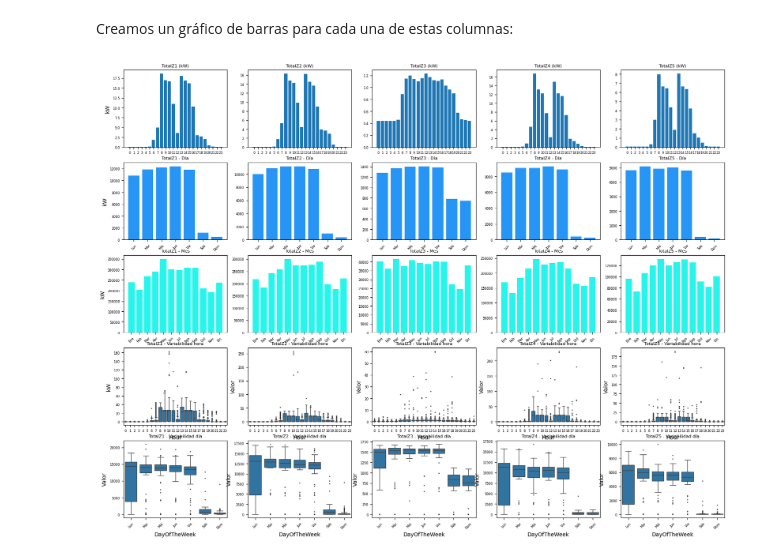
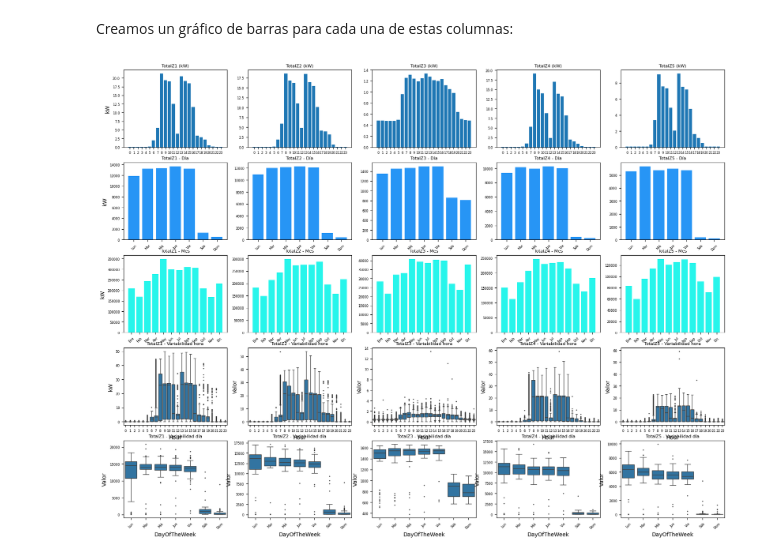
Before and after one commit to SalvatoreMolina/ConsumoChamchury, a Jupyter notebook: NotebookConsumoChomchuri.ipynb, the cells around one changed output. Saved outputs shown, nothing was run; the diff lists cells and outputs as text; code cells hidden in the pictures.

```diff
--- a/NotebookConsumoChomchuri.ipynb
+++ b/NotebookConsumoChomchuri.ipynb
@@ -62,3 +64,6 @@ memory usage: 180.9 MB
+# %%
+df = df[['Date','z1_AC1(kW)','z1_AC2(kW)','z1_AC3(kW)','z1_AC4(kW)','z1_Light(kW)','z1_Plug(kW)','z2_AC1(kW)','z2_Light(kW)','z2_Plug(kW)','z3_Light(kW)','z3_Plug(kW)'
+        ,'z4_AC1(kW)','z4_Light(kW)','z4_Plug(kW)','z5_AC1(kW)','z5_Light(kW)','z5_Plug(kW)']]
 # %% [markdown]
 Vemos que la columna Date la trata como String, si queremos operar con esta necesitamos convertirla a tipo Datetime:
 # %%
@@ -114,10 +127,10 @@ Por otro lado, para las demás columnas lo que vamos a hacer es sustituir por la
 # %%
-df['Hour'] = df['Date'].dt.hour
+# kw_cols = [c for c in df.columns if "kw" in c]
 
-kw_cols = [c for c in df.columns if "kw" in c]
+# for col in kw_cols:
+    # df[col] = df[col].fillna(df.groupby('Hour')[col].transform('mean'))
 
-for col in kw_cols:
-    df[col] = df[col].fillna(df.groupby('Hour')[col].transform('mean'))
+df = df.dropna()
 # %% [markdown]
 Ya que el DataFrame parece que está correcto, vamos a realizar la primera tarea.
 
@@ -153,7 +167,7 @@ selected_cols = df[['TotalZ1','TotalZ2','TotalZ3','TotalZ4','TotalZ5']]
 Creamos un gráfico de barras para cada una de estas columnas:
 # %%
 dias = ["Lun", "Mar", "Mié", "Jue", "Vie", "Sáb", "Dom"] # Para sustituirlo en el gráfico por el indice de los dias (0,1,2..)
-meses = ["Ene", "Feb", "Mar", "Abr", "May", "Jun", "Jul", "Ago", "Sep", "Oct", "Nov", "Dic"]
+meses = ["Ene","Feb","Mar", "Abr", "May", "Jun", "Jul", "Ago", "Sep", "Oct", "Nov", "Dic"]
 
 # Para que salgan agrupadas las tablas
 n_cols = 5
@@ -202,6 +216,7 @@ for i,col in enumerate(selected_cols):
     monthly_sum = df.groupby('YearMonth')[col].sum()
 
     monthly_mean = monthly_sum.groupby(monthly_sum.index.month).mean()
+    monthly_mean = monthly_mean.reindex(range(1, 13))
 
     axes[2, col_pos].bar(range(12), monthly_mean.values, color="#27F5EB")
     axes[2, col_pos].set_title(f"{col} - Mes", fontsize=8)
@@ -223,31 +238,31 @@ for i,col in enumerate(selected_cols):
         fliersize = 1
     )
 
     axes[3, col_pos].set_title(f"{col} - Variabilidad hora", fontsize=8)
     axes[3, col_pos].set_xticks(range(0, 24))
     axes[3, col_pos].tick_params(axis='both', labelsize=6)
 
     if i == 0:
         axes[3, col_pos].set_ylabel('kW')
 
     # Variabilidad para día de la semana
 
     daily_sum_var = df.groupby('DateOnly')[col].sum().dropna().to_frame(name='Valor')
     daily_sum_var['DayOfTheWeek'] = pd.to_datetime(daily_sum_var.index).dayofweek
 
     sns.boxplot(
         data = daily_sum_var,
         x = 'DayOfTheWeek',
         y = 'Valor',
         ax = axes[4, col_pos],
         fliersize = 1
     )
 
     axes[4, col_pos].set_title(f"{col} - Variabilidad día", fontsize=8)
     axes[4, col_pos].set_xticks(range(7))
     axes[4, col_pos].set_xticklabels(dias, rotation=45)
     axes[4, col_pos].tick_params(axis='both', labelsize=6)
 
 plt.show()
 # %% [output]
-[figure, old version]
+[figure, new version]
```
Also changed, not shown: parts of 13 cells of this notebook.
